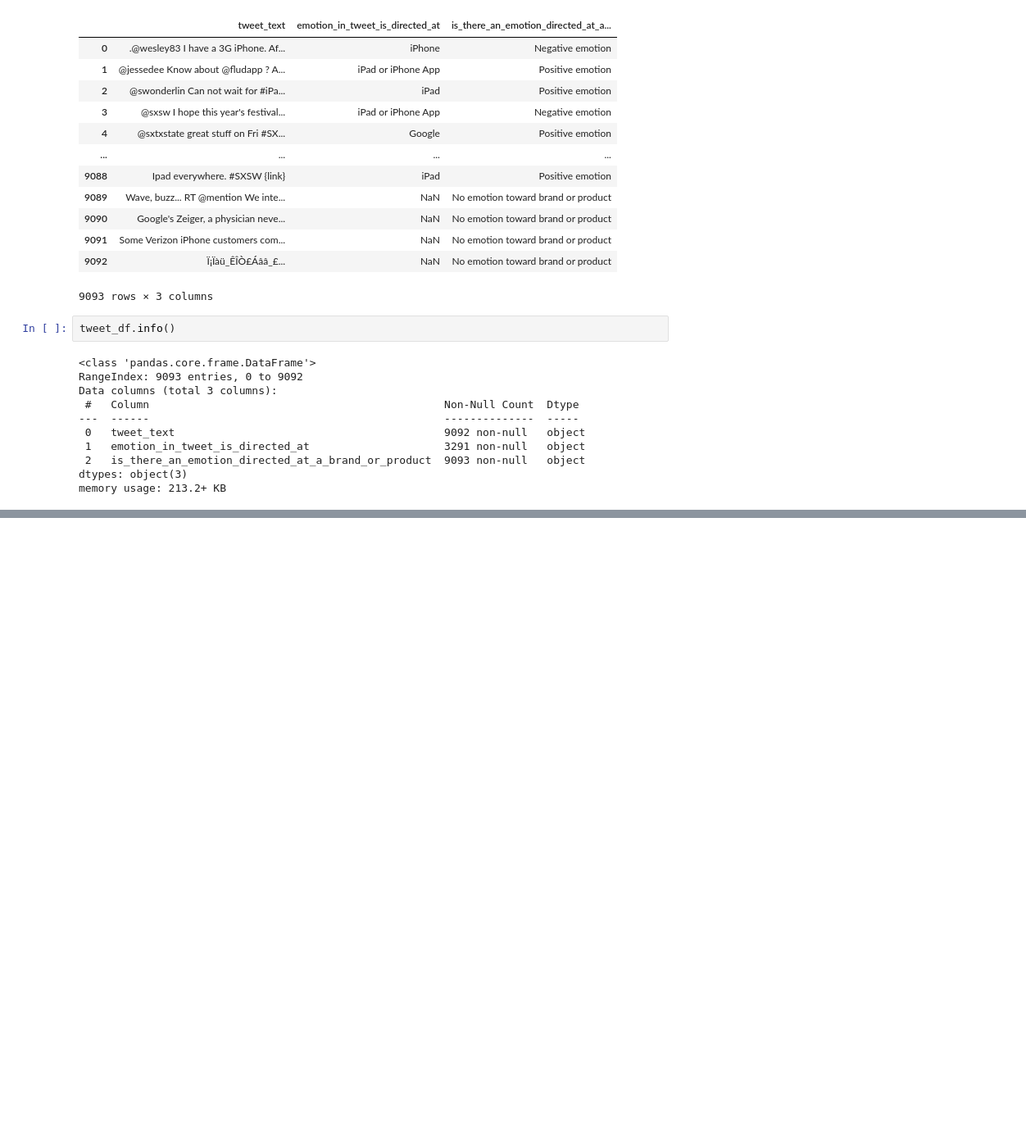
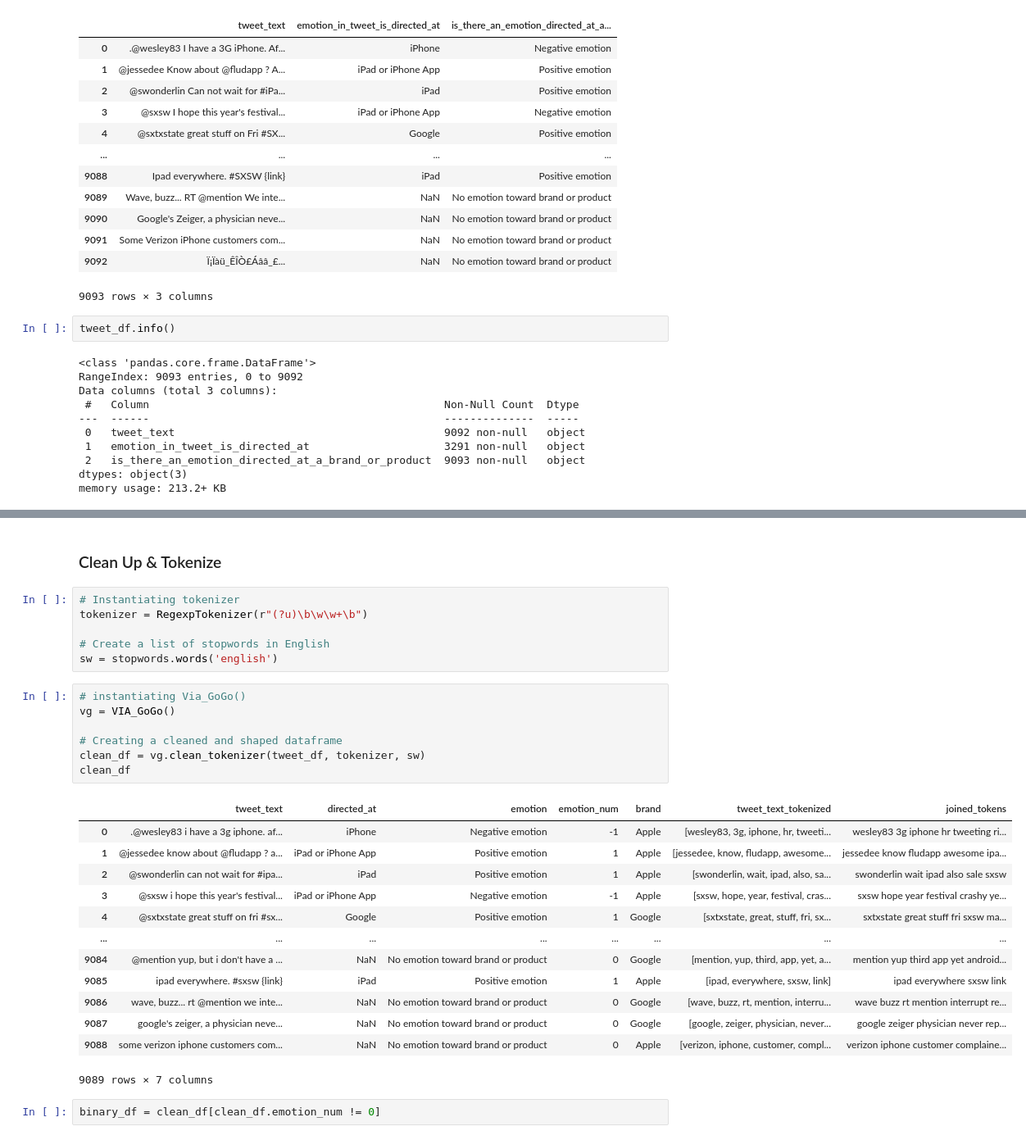
Before and after one commit to ValeriaVF/Twitter-Sentiment-Analysis-Using-NLP, a Jupyter notebook: main.ipynb, the cells around one changed output, grey strips where cells are left out. Shown at 82% size. Saved outputs shown, nothing was run; the diff lists cells and outputs as text; blank space fills up the shorter version.

```diff
--- a/main.ipynb
+++ b/main.ipynb
@@ -37,0 +88,31 @@ memory usage: 213.2+ KB
+# %% [markdown]
+### Clean Up & Tokenize
+# %%
+# Instantiating tokenizer
+tokenizer = RegexpTokenizer(r"(?u)\b\w\w+\b")
+
+# Create a list of stopwords in English
+sw = stopwords.words('english')
+# %%
+# instantiating Via_GoGo()
+vg = VIA_GoGo()
+
+# Creating a cleaned and shaped dataframe
+clean_df = vg.clean_tokenizer(tweet_df, tokenizer, sw)
+clean_df
+# %% [output]
+|  | tweet_text | directed_at | emotion | emotion_num | brand | tweet_text_tokenized | joined_tokens |
+| 0 | .@wesley83 i have a 3g iphone. af... | iPhone | Negative emotion | -1 | Apple | [wesley83, 3g, iphone, hr, tweeti... | wesley83 3g iphone hr tweeting ri... |
+| 1 | @jessedee know about @fludapp ? a... | iPad or iPhone App | Positive emotion | 1 | Apple | [jessedee, know, fludapp, awesome... | jessedee know fludapp awesome ipa... |
+| 2 | @swonderlin can not wait for #ipa... | iPad | Positive emotion | 1 | Apple | [swonderlin, wait, ipad, also, sa... | swonderlin wait ipad also sale sxsw |
+| 3 | @sxsw i hope this year's festival... | iPad or iPhone App | Negative emotion | -1 | Apple | [sxsw, hope, year, festival, cras... | sxsw hope year festival crashy ye... |
+| 4 | @sxtxstate great stuff on fri #sx... | Google | Positive emotion | 1 | Google | [sxtxstate, great, stuff, fri, sx... | sxtxstate great stuff fri sxsw ma... |
+| ... | ... | ... | ... | ... | ... | ... | ... |
+| 9084 | @mention yup, but i don't have a ... | NaN | No emotion toward brand or product | 0 | Google | [mention, yup, third, app, yet, a... | mention yup third app yet android... |
+| 9085 | ipad everywhere. #sxsw {link} | iPad | Positive emotion | 1 | Apple | [ipad, everywhere, sxsw, link] | ipad everywhere sxsw link |
+| 9086 | wave, buzz... rt @mention we inte... | NaN | No emotion toward brand or product | 0 | Google | [wave, buzz, rt, mention, interru... | wave buzz rt mention interrupt re... |
+| 9087 | google's zeiger, a physician neve... | NaN | No emotion toward brand or product | 0 | Google | [google, zeiger, physician, never... | google zeiger physician never rep... |
+| 9088 | some verizon iphone customers com... | NaN | No emotion toward brand or product | 0 | Apple | [verizon, iphone, customer, compl... | verizon iphone customer complaine... |
+9089 rows × 7 columns
+# %%
+binary_df = clean_df[clean_df.emotion_num != 0]
```
Also changed, not shown: parts of 37 cells of this notebook.
